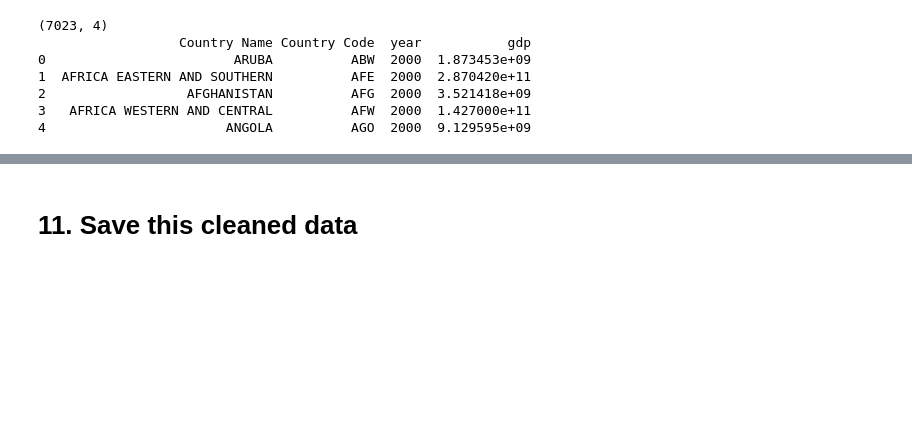
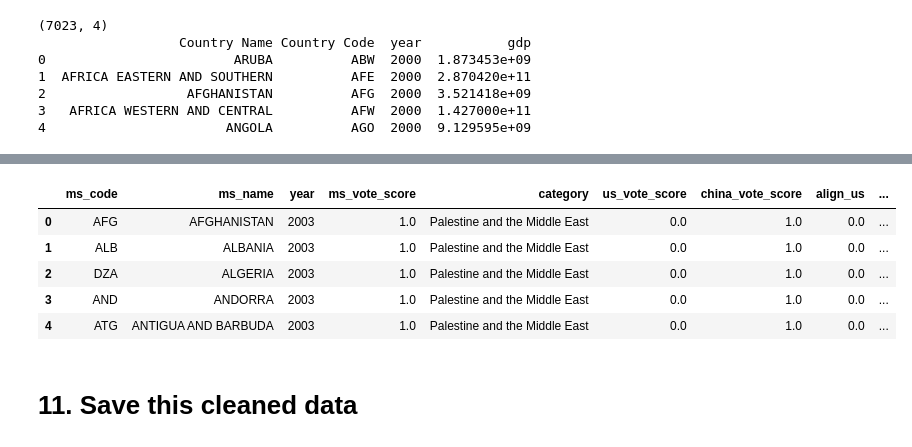
Before and after one commit to charlie77-7/qss20-final-project, a Jupyter notebook: code/01_load_clean.ipynb, the cells around one changed output, grey strips where cells are left out. Cells and saved outputs as stored; diff of their text form; code cells hidden in the pictures; blank space fills up the shorter version.

```diff
--- a/code/01_load_clean.ipynb
+++ b/code/01_load_clean.ipynb
@@ -585,3 +645,15 @@ print(alignment_aid_gdp[['ms_name', 'year', 'usaid_disbursement', 'gdp', 'aid_gd
+# %%
+## final tidy of the df
+alignment_final = alignment_aid_gdp[["ms_code", "ms_name", "year", "ms_vote_score", "us_vote_score", "china_vote_score", "align_us", "align_china", "aid_disbursement", "gdp", "aid_gdp_ratio"]]
+# %%
+alignment_final.head(5)
+# %% [output]
+|  | ms_code | ms_name | year | ms_vote_score | category | us_vote_score | china_vote_score | align_us | ... |
+| 0 | AFG | AFGHANISTAN | 2003 | 1.0 | Palestine and the Middle East | 0.0 | 1.0 | 0.0 | ... |
+| 1 | ALB | ALBANIA | 2003 | 1.0 | Palestine and the Middle East | 0.0 | 1.0 | 0.0 | ... |
+| 2 | DZA | ALGERIA | 2003 | 1.0 | Palestine and the Middle East | 0.0 | 1.0 | 0.0 | ... |
+| 3 | AND | ANDORRA | 2003 | 1.0 | Palestine and the Middle East | 0.0 | 1.0 | 0.0 | ... |
+| 4 | ATG | ANTIGUA AND BARBUDA | 2003 | 1.0 | Palestine and the Middle East | 0.0 | 1.0 | 0.0 | ... |
 # %% [markdown]
 # 11. Save this cleaned data
 # %% [markdown]
```
Also changed, not shown: parts of 34 cells of this notebook, 25 other files.
